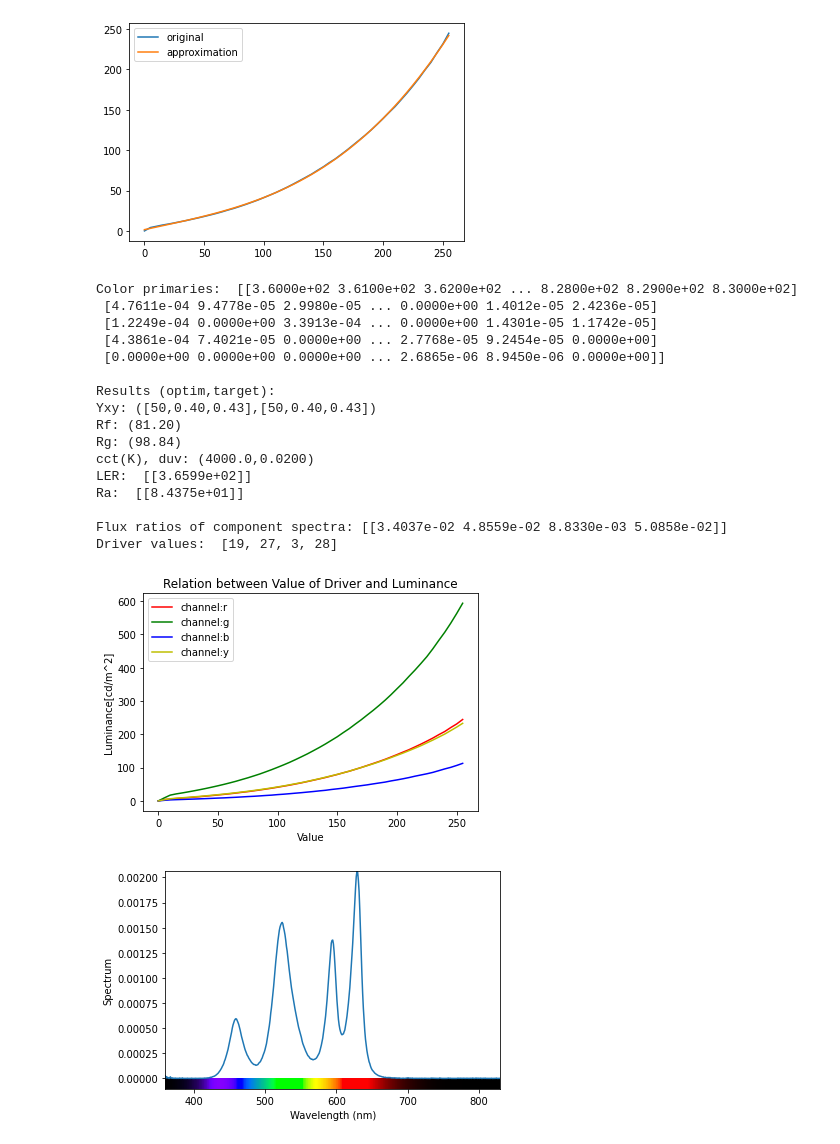
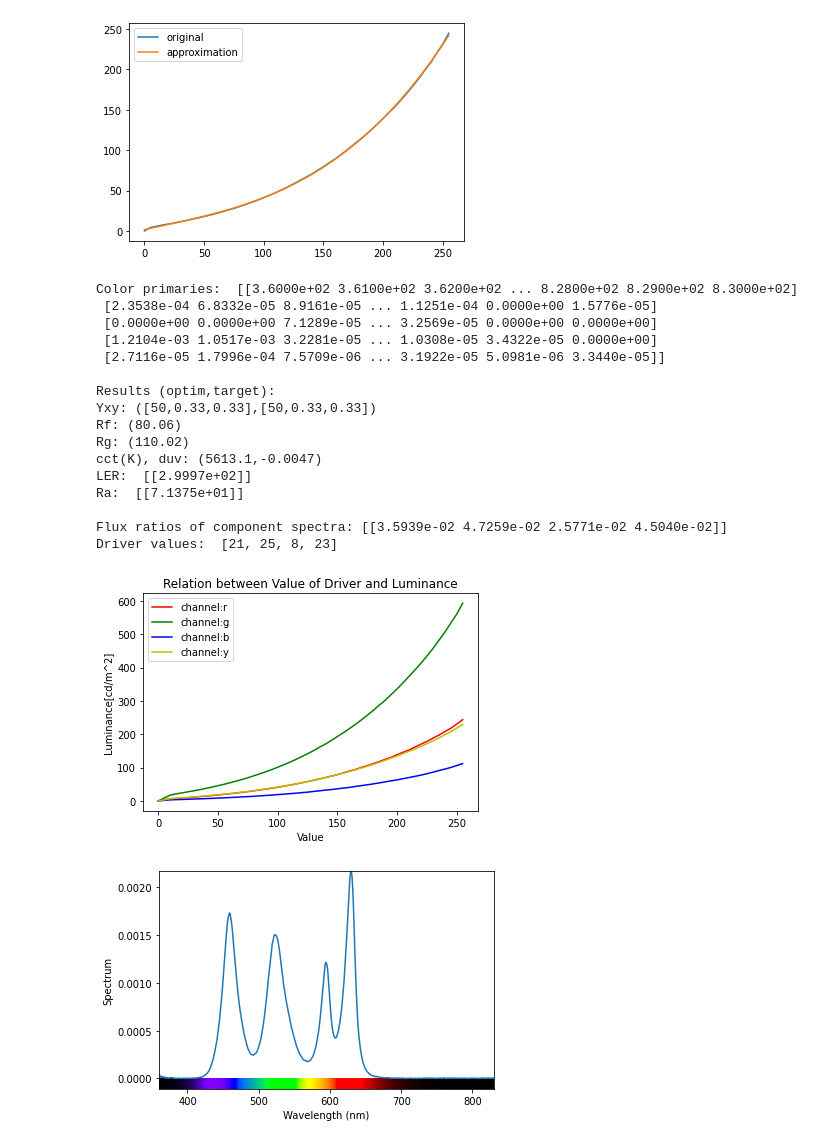
Before and after one commit to jovanakostres/lightingscience, a Jupyter notebook: Calculations.ipynb, the cells around one changed output. Drawn from its saved outputs; the diff is of its cells as text; code cells hidden in the pictures.

```diff
--- a/Calculations.ipynb
+++ b/Calculations.ipynb
@@ -194,7 +200,7 @@ def spd_to_cris(spd, solution_info=None):
     return np.vstack((Rf, Rg))
 
 
-def spd_to_lers(spd, cieobs='1931_2', solution_info=None):
+def spd_to_lers(spd,  cieobs='1931_2', solution_info=None):
     # obj_fcn to optimize per ler
     # input: spd: input spd, cieobs: type of color matching function to use
     # output: luminous efficacy of spd
@@ -255,13 +261,24 @@ def do_optimization(cieobs, primaries, method, ct):
     print("Color primaries: ", prims)
 
     target = ct
+#     so3 = spb.SpectralOptimizer(target = target, tar_type = 'Yxy', cspace_bwtf = {},
+#                           wlr = [360,830,1], cieobs = cieobs,
+#                           out = 'spds,primss,Ms,results',
+#                           optimizer_type = '3mixer', triangle_strengths_bnds = None,
+#                           prim_constructor = None,
+#                           prims = prims,
+#                           obj_fcn = spb.ObjFcns(f=obj_fcn, ft = obj_tar_vals),
+#                           minimizer = spb.Minimizer(method=method),
+#                           verbosity = 0)
+
+
     so3 = spb.SpectralOptimizer(target = target, tar_type = 'Yxy', cspace_bwtf = {},
                           wlr = [360,830,1], cieobs = cieobs,
                           out = 'spds,primss,Ms,results',
                           optimizer_type = '3mixer', triangle_strengths_bnds = None,
                           prim_constructor = None,
                           prims = prims,
-                          obj_fcn = spb.ObjFcns(f=obj_fcn, ft = obj_tar_vals),
+                          obj_fcn = spb.ObjFcns(f=[lx.spd_to_ler], ft = [300]),
                           minimizer = spb.Minimizer(method=method),
                           verbosity = 0)
 
@@ -289,7 +306,7 @@ def do_optimization(cieobs, primaries, method, ct):
     plt.figure()
     lx.SPD(S).plot()
 
-    return M[0]
+    return M[0],S, Rf, Rg, ler, ra
 # %%
 def p_test(xyzt, xyzm):
     # test p-value to see if the number same or not
@@ -366,39 +383,48 @@ plt.show()
 # %%
 #CALCULATION
 
-spdData = load_data('./data/spectrums2.txt')
+spdData = load_data('./data/spectrums3.txt')
 channels = spdData['Channel'].unique()
 interpolation_funcs, largestLum = get_luminance(spdData, channels)
 plot_luminance(spdData, channels)
 
 primaries = get_primaries(spdData,channels)
 #cp = get_cp(primaries)
 #ct = get_target_color_xyz('spd')
-ct = get_target_color_yxy('cct,duv', cct= 4000, duv = 0.02, Lum = 50)
+#ct = get_target_color_yxy('cct,duv', cct= 3500, duv = -0.01, Lum = 50)
+#ct_xyz = get_target_color_xyz('cct,duv', cct= 3500, duv = -0.01, Lum = 50)
+#ct = get_target_color_yxy('spd', Yxy =)
+#ct_xyz = get_target_color_xyz('spd', xy)
+ct = np.array([[50, 0.33, 0.33]])
+ct_xyz = lx.Yxy_to_xyz(ct)
+#ct = get_target_color_yxy('spd')
 #w = three_color_mixing(cp, ct)
 #w = n_color_mixing(cp, ct)
-obj_fcn, obj_tar_vals = make_obj_fun('rf,rg', (90,110))
-w = do_optimization('1931_2', primaries, 'particleswarm', ct)
+rf_opt, rg_opt = 85,110
+ler_opt = 300
+ra_opt = 100
+obj_fcn, obj_tar_vals = make_obj_fun('rf,rg', (rf_opt, rg_opt))
+w,spd_optimized, rf_optimized, rg_optimized, ler_optimized, ra_optimized = do_optimization('1931_2', primaries, 'particleswarm', ct)
 digit = get_drivers(channels, w, largestLum)
 
 print('Driver values: ', digit)
 # %% [output]
 Color primaries:  [[3.6000e+02 3.6100e+02 3.6200e+02 ... 8.2800e+02 8.2900e+02 8.3000e+02]
- [4.7611e-04 9.4778e-05 2.9980e-05 ... 0.0000e+00 1.4012e-05 2.4236e-05]
- [1.2249e-04 0.0000e+00 3.3913e-04 ... 0.0000e+00 1.4301e-05 1.1742e-05]
- [4.3861e-04 7.4021e-05 0.0000e+00 ... 2.7768e-05 9.2454e-05 0.0000e+00]
- [0.0000e+00 0.0000e+00 0.0000e+00 ... 2.6865e-06 8.9450e-06 0.0000e+00]]
+ [2.3538e-04 6.8332e-05 8.9161e-05 ... 1.1251e-04 0.0000e+00 1.5776e-05]
+ [0.0000e+00 0.0000e+00 7.1289e-05 ... 3.2569e-05 0.0000e+00 0.0000e+00]
+ [1.2104e-03 1.0517e-03 3.2281e-05 ... 1.0308e-05 3.4322e-05 0.0000e+00]
+ [2.7116e-05 1.7996e-04 7.5709e-06 ... 3.1922e-05 5.0981e-06 3.3440e-05]]
 
 Results (optim,target):
-Yxy: ([50,0.40,0.43],[50,0.40,0.43])
-Rf: (81.20)
-Rg: (98.84)
-cct(K), duv: (4000.0,0.0200)
-LER:  [[3.6599e+02]]
-Ra:  [[8.4375e+01]]
+Yxy: ([50,0.33,0.33],[50,0.33,0.33])
+Rf: (80.06)
+Rg: (110.02)
+cct(K), duv: (5613.1,-0.0047)
+LER:  [[2.9997e+02]]
+Ra:  [[7.1375e+01]]
 
-Flux ratios of component spectra: [[3.4037e-02 4.8559e-02 8.8330e-03 5.0858e-02]]
-Driver values:  [19, 27, 3, 28]
+Flux ratios of component spectra: [[3.5939e-02 4.7259e-02 2.5771e-02 4.5040e-02]]
+Driver values:  [21, 25, 8, 23]
 [figure]
-[figure, old version]
+[figure, new version]
 # %%
```
Also changed, not shown: parts of 4 cells of this notebook, 1 other file.
